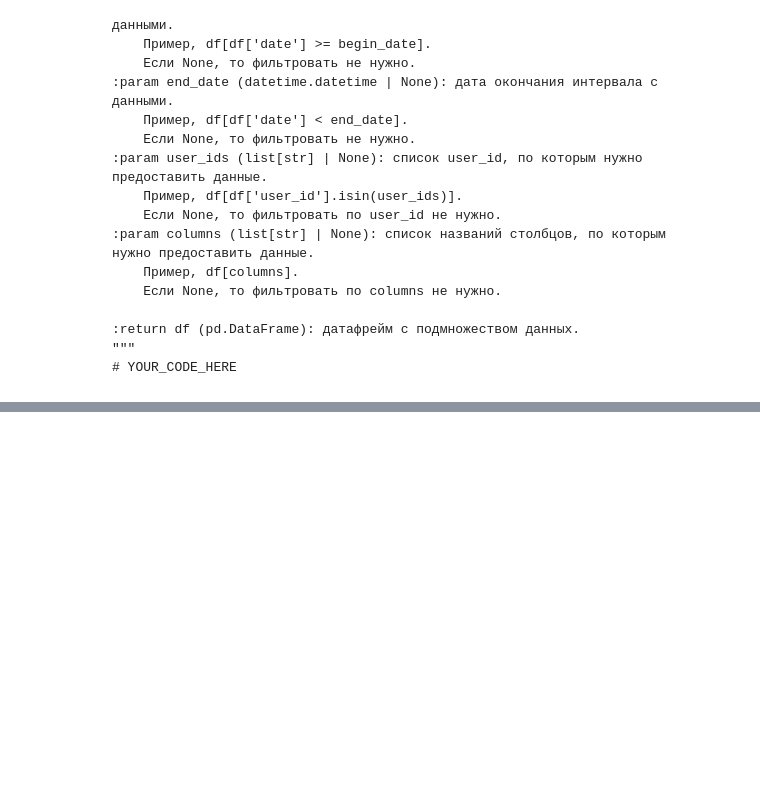
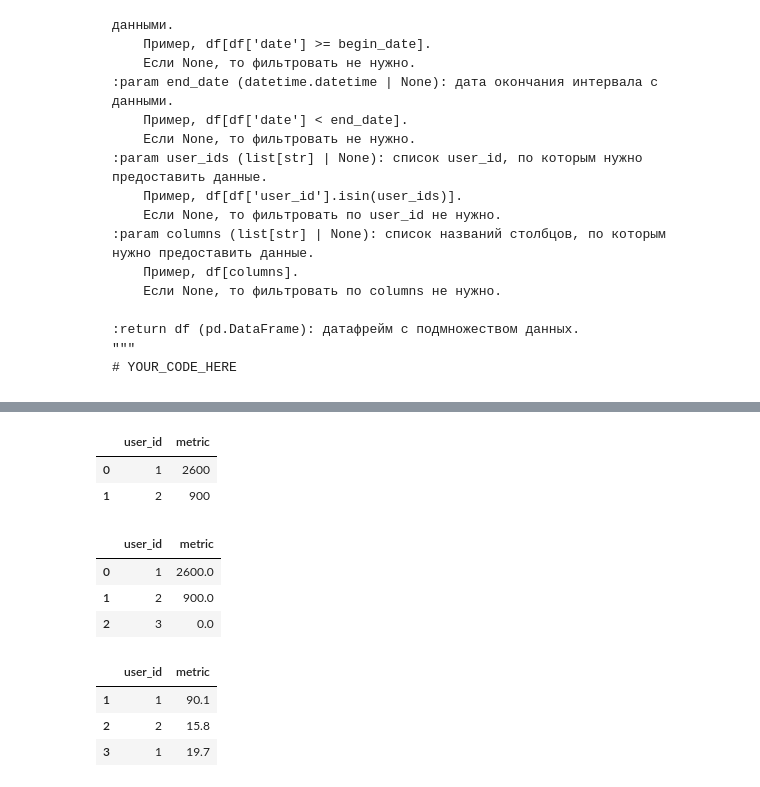
Before and after one commit to katyazaharenko/Simulator-AB, a Jupyter notebook: KC_Smulator_AB_1.ipynb, the cells around one changed output, grey strips where cells are left out. Drawn from its saved outputs; the diff is of its cells as text; code cells hidden in the pictures; blank space fills up the shorter version.

```diff
--- a/KC_Smulator_AB_1.ipynb
+++ b/KC_Smulator_AB_1.ipynb
@@ -185,0 +357,27 @@ def sum_two_values(a, b):
+# %%
+
+begin_date = datetime(2022, 3, 11, 9)
+end_date = datetime(2022, 4, 11, 9)
+
+revenue_web = get_revenue_web(df_sales, df_web_logs, begin_date, end_date)
+revenue_web
+# %% [output]
+|  | user_id | metric |
+| 0 | 1 | 2600 |
+| 1 | 2 | 900 |
+# %%
+revenue_all = get_revenue_all(df_sales, df_web_logs, begin_date, end_date)
+revenue_all
+# %% [output]
+|  | user_id | metric |
+| 0 | 1 | 2600.0 |
+| 1 | 2 | 900.0 |
+| 2 | 3 | 0.0 |
+# %%
+response_time = get_response_time(df_web_logs, begin_date, end_date)
+response_time
+# %% [output]
+|  | user_id | metric |
+| 1 | 1 | 90.1 |
+| 2 | 2 | 15.8 |
+| 3 | 1 | 19.7 |
```
Also changed, not shown: parts of 6 cells of this notebook.
